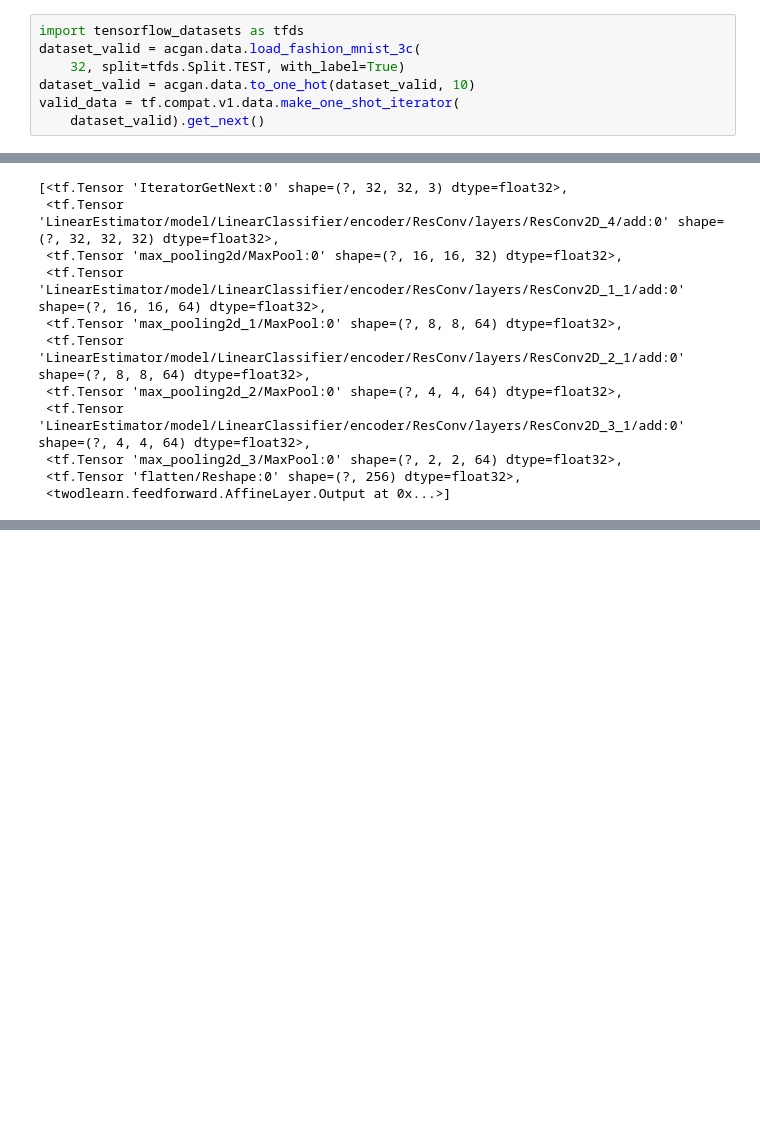
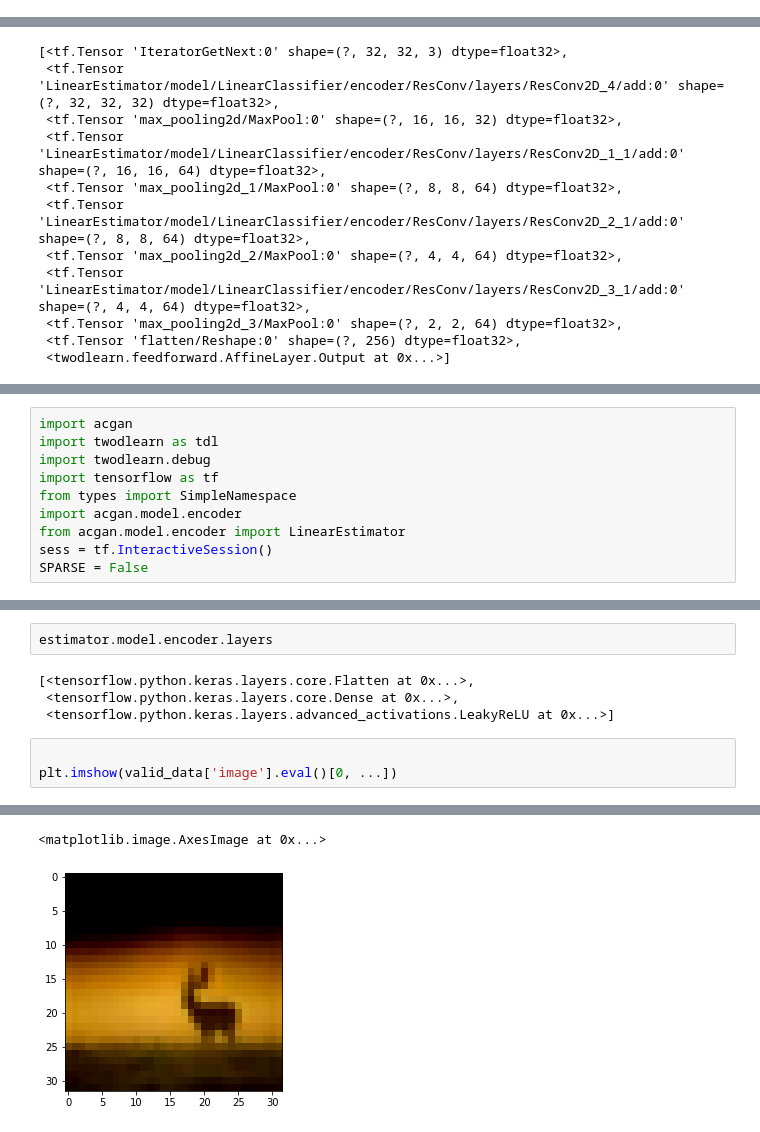
Before and after one commit to danmar3/AssociativeGAN, a Jupyter notebook: notebooks/Encoder.ipynb, the cells around one changed output, grey strips where cells are left out. Drawn from its saved outputs; the diff is of its cells as text; blank space fills up the shorter version.

```diff
--- a/notebooks/Encoder.ipynb
+++ b/notebooks/Encoder.ipynb
@@ -58,9 +71,2 @@ plt.plot(optim.metrics['loss'].as_numpy())
-# %%
-import tensorflow_datasets as tfds
-dataset_valid = acgan.data.load_fashion_mnist_3c(
-    32, split=tfds.Split.TEST, with_label=True)
-dataset_valid = acgan.data.to_one_hot(dataset_valid, 10)
-valid_data = tf.compat.v1.data.make_one_shot_iterator(
-    dataset_valid).get_next()
 # %%
 acc = list()
@@ -101,0 +233,10 @@ plt.imshow((out['image'][7, ...]+1)/2)
+# %%
+import acgan
+import twodlearn as tdl
+import twodlearn.debug
+import tensorflow as tf
+from types import SimpleNamespace
+import acgan.model.encoder
+from acgan.model.encoder import LinearEstimator
+sess = tf.InteractiveSession()
+SPARSE = False
@@ -101,0 +361,10 @@ plt.imshow((out['image'][7, ...]+1)/2)
+# %%
+estimator.model.encoder.layers
+# %% [output]
+[<tensorflow.python.keras.layers.core.Flatten at 0x...>,
+ <tensorflow.python.keras.layers.core.Dense at 0x...>,
+ <tensorflow.python.keras.layers.advanced_activations.LeakyReLU at 0x...>]
+# %%
+
+plt.imshow(valid_data['image'].eval()[0, ...])
+# %% [output]
@@ -101,0 +372,2 @@ plt.imshow((out['image'][7, ...]+1)/2)
+<matplotlib.image.AxesImage at 0x...>
+[figure, added]
```
Also changed, not shown: parts of 38 cells of this notebook.
